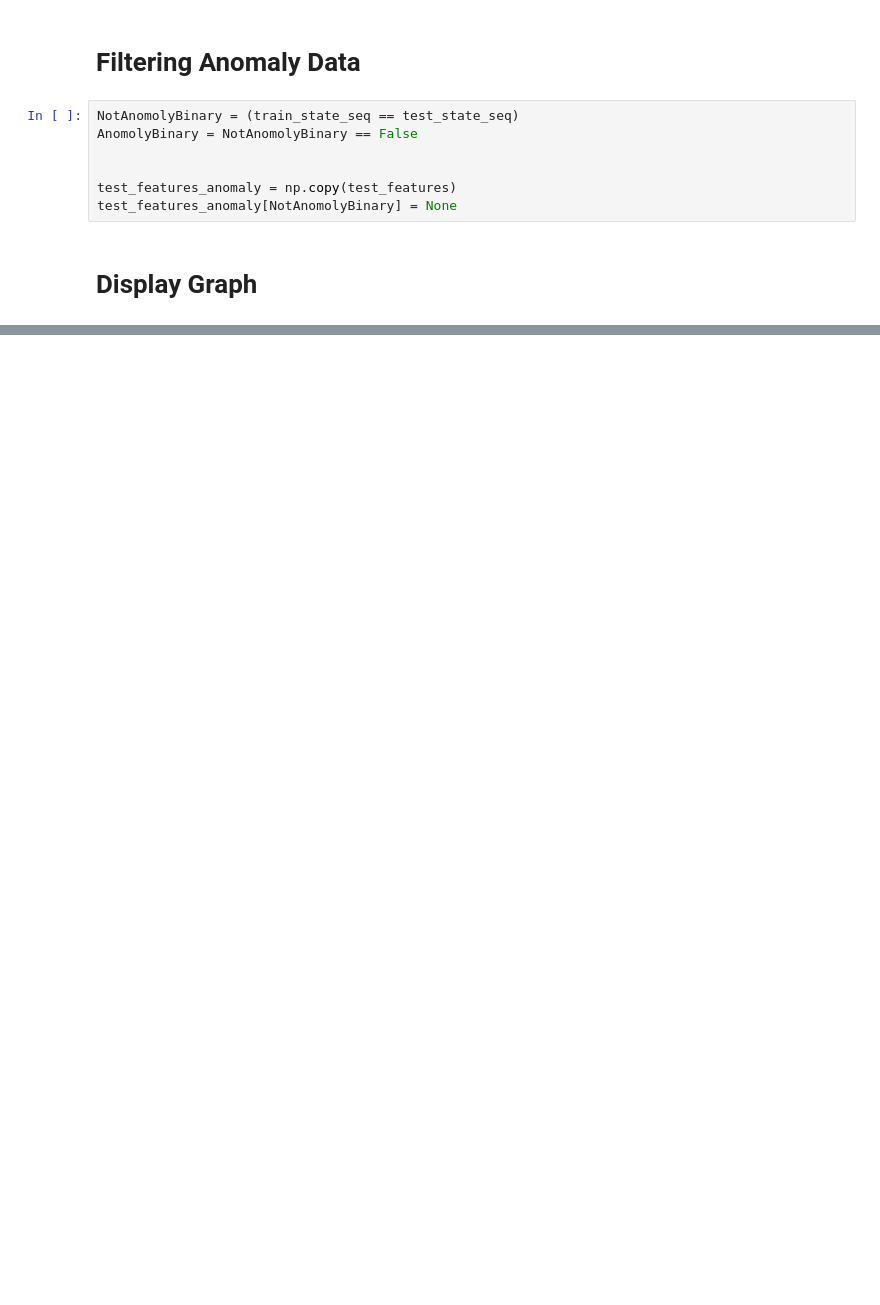
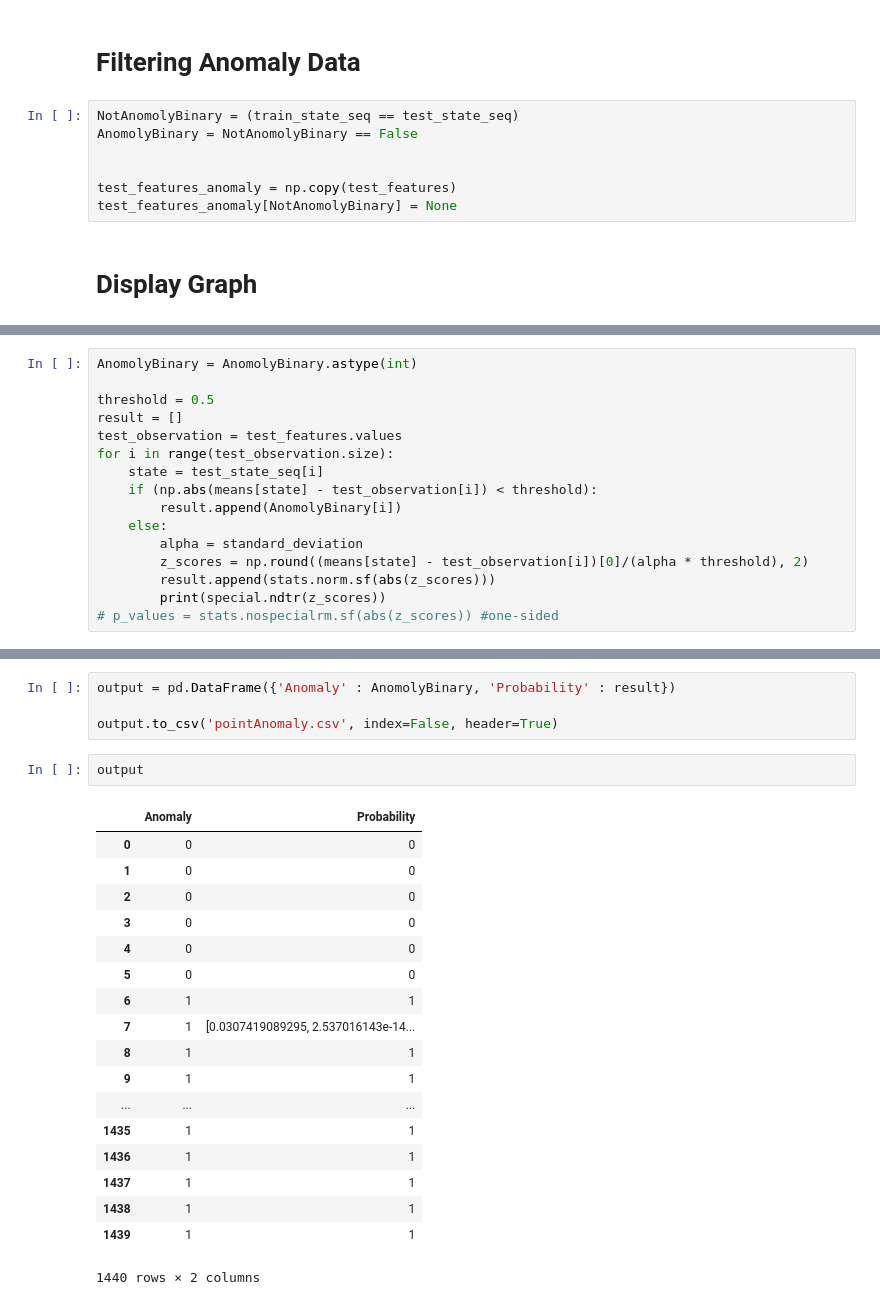
Before and after one commit to Janetx/PowerGrid, a Jupyter notebook: PointAnomaly.ipynb, the cells around one changed output, grey strips where cells are left out. Saved outputs shown, nothing was run; the diff lists cells and outputs as text; blank space fills up the shorter version.

```diff
--- a/PointAnomaly.ipynb
+++ b/PointAnomaly.ipynb
@@ -97,0 +119,16 @@ print(AnomolyBinary.astype(int))
+# %%
+AnomolyBinary = AnomolyBinary.astype(int)
+
+threshold = 0.5
+result = []
+test_observation = test_features.values
+for i in range(test_observation.size):
+    state = test_state_seq[i]
+    if (np.abs(means[state] - test_observation[i]) < threshold):
+        result.append(AnomolyBinary[i])
+    else:
+        alpha = standard_deviation
+        z_scores = np.round((means[state] - test_observation[i])[0]/(alpha * threshold), 2)
+        result.append(stats.norm.sf(abs(z_scores)))
+        print(special.ndtr(z_scores))
+# p_values = stats.nospecialrm.sf(abs(z_scores)) #one-sided
@@ -97,0 +153,25 @@ print(AnomolyBinary.astype(int))
+# %%
+output = pd.DataFrame({'Anomaly' : AnomolyBinary, 'Probability' : result})
+
+output.to_csv('pointAnomaly.csv', index=False, header=True)
+# %%
+output
+# %% [output]
+|  | Anomaly | Probability |
+| 0 | 0 | 0 |
+| 1 | 0 | 0 |
+| 2 | 0 | 0 |
+| 3 | 0 | 0 |
+| 4 | 0 | 0 |
+| 5 | 0 | 0 |
+| 6 | 1 | 1 |
+| 7 | 1 | [0.0307419089295, 2.537016143e-14... |
+| 8 | 1 | 1 |
+| 9 | 1 | 1 |
+| ... | ... | ... |
+| 1435 | 1 | 1 |
+| 1436 | 1 | 1 |
+| 1437 | 1 | 1 |
+| 1438 | 1 | 1 |
+| 1439 | 1 | 1 |
+1440 rows × 2 columns
```
Also changed, not shown: parts of 6 cells of this notebook.
